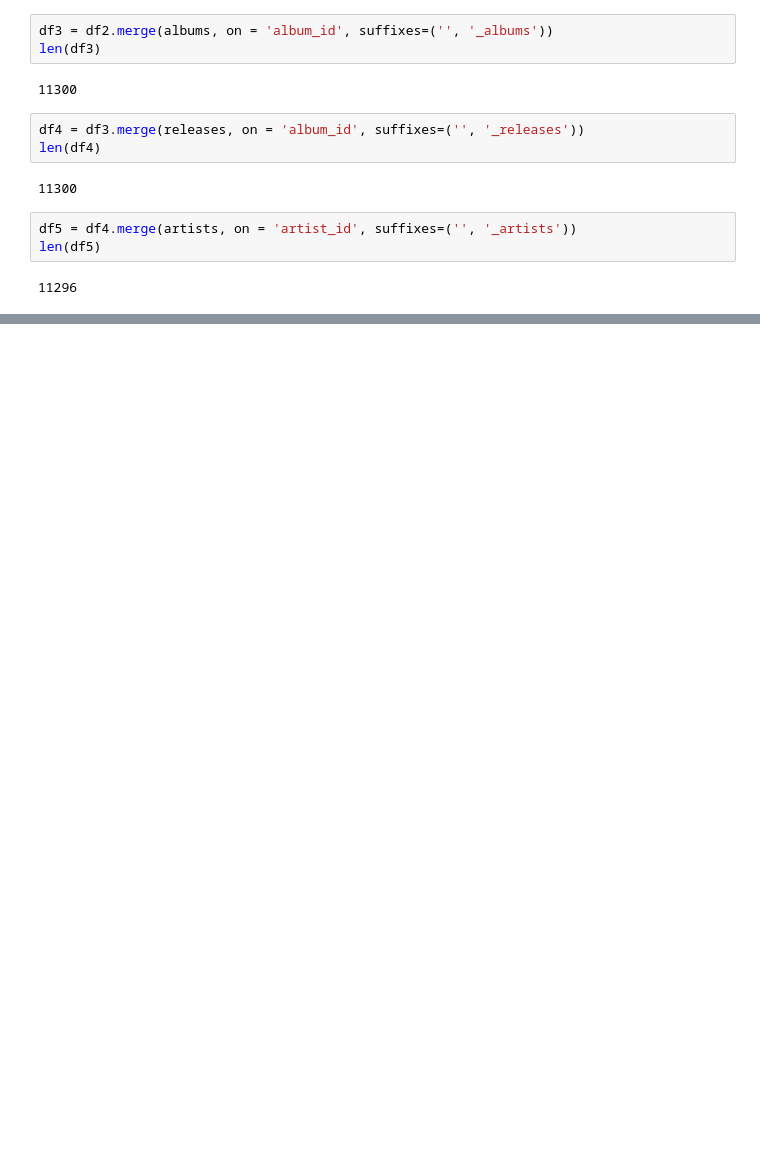
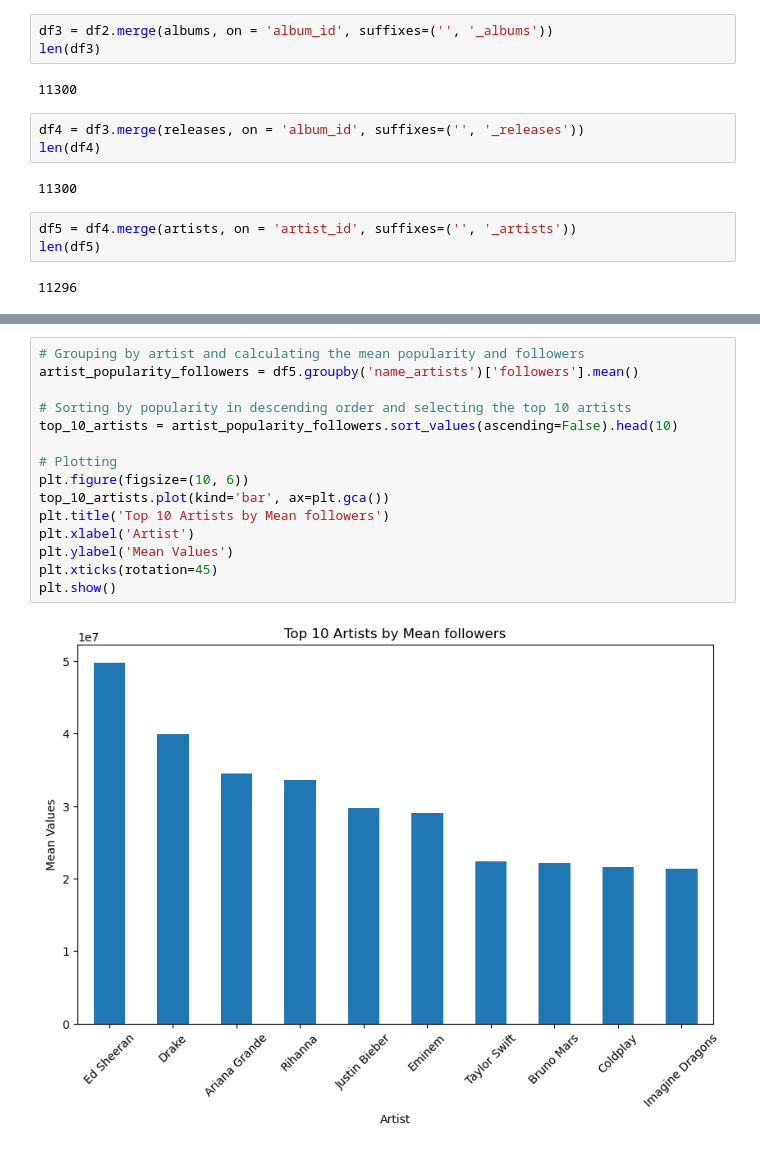
Before and after one commit to Seqaeon/Artist-Similarity-And-Clustering, a Jupyter notebook: Artist-Similarity-And-Clustering.ipynb, the cells around one changed output, grey strips where cells are left out. Cells and saved outputs as stored; diff of their text form; blank space fills up the shorter version.

```diff
--- a/Artist-Similarity-And-Clustering.ipynb
+++ b/Artist-Similarity-And-Clustering.ipynb
@@ -345,0 +386,17 @@ artist_popularity.head(15)
+# %%
+# Grouping by artist and calculating the mean popularity and followers
+artist_popularity_followers = df5.groupby('name_artists')['followers'].mean()
+
+# Sorting by popularity in descending order and selecting the top 10 artists
+top_10_artists = artist_popularity_followers.sort_values(ascending=False).head(10)
+
+# Plotting
+plt.figure(figsize=(10, 6))
+top_10_artists.plot(kind='bar', ax=plt.gca())
+plt.title('Top 10 Artists by Mean followers')
+plt.xlabel('Artist')
+plt.ylabel('Mean Values')
+plt.xticks(rotation=45)
+plt.show()
+# %% [output]
+[figure, added]
```
Also changed, not shown: parts of 20 cells of this notebook.
